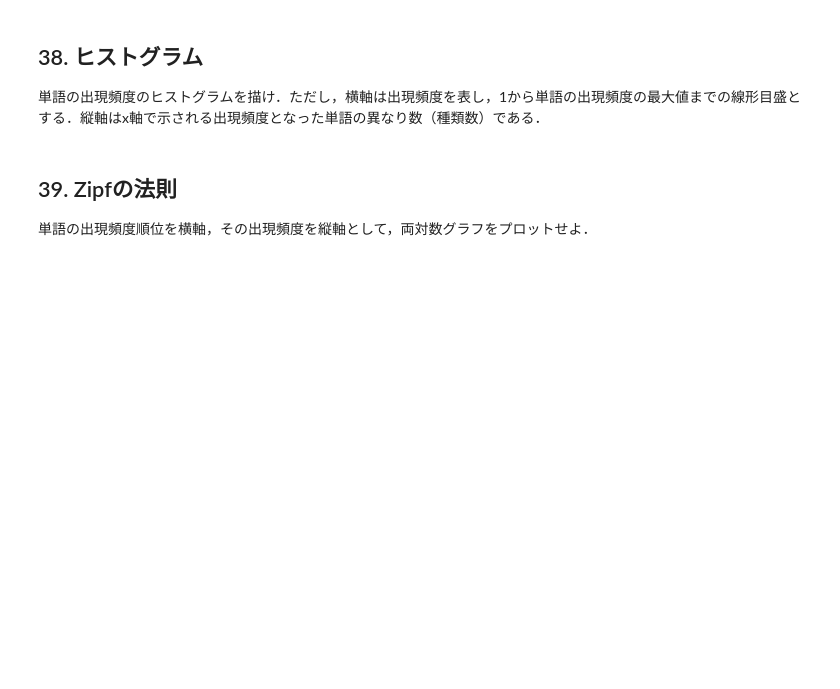
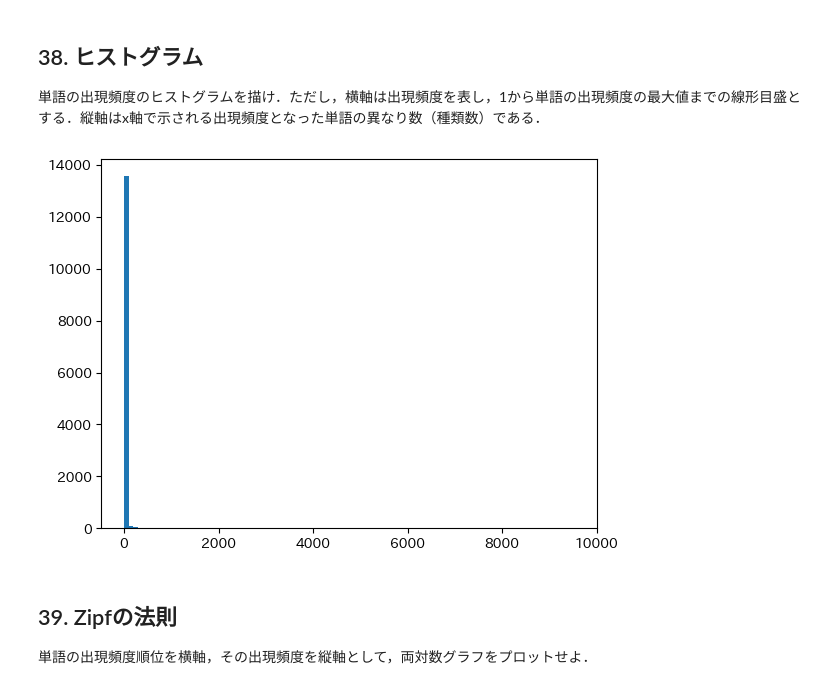
Before and after one commit to fuji029/nlp-100, a Jupyter notebook: 04/ch04.ipynb, the cells around one changed output. Cells and saved outputs as stored; diff of their text form; code cells hidden in the pictures; blank space fills up the shorter version.

```diff
--- a/04/ch04.ipynb
+++ b/04/ch04.ipynb
@@ -184,6 +238,13 @@ pprint(sorted_d[:10])
 # %% [markdown]
 ## 38. ヒストグラム
 単語の出現頻度のヒストグラムを描け．ただし，横軸は出現頻度を表し，1から単語の出現頻度の最大値までの線形目盛とする．縦軸はx軸で示される出現頻度となった単語の異なり数（種類数）である．
+# %%
+freqs = [item[1] for item in sorted_d]
+
+plt.hist(freqs, bins=100)
+plt.show()
+# %% [output]
+[figure, added]
 # %% [markdown]
 ## 39. Zipfの法則
 単語の出現頻度順位を横軸，その出現頻度を縦軸として，両対数グラフをプロットせよ．
```
Also changed, not shown: parts of 6 cells of this notebook.
